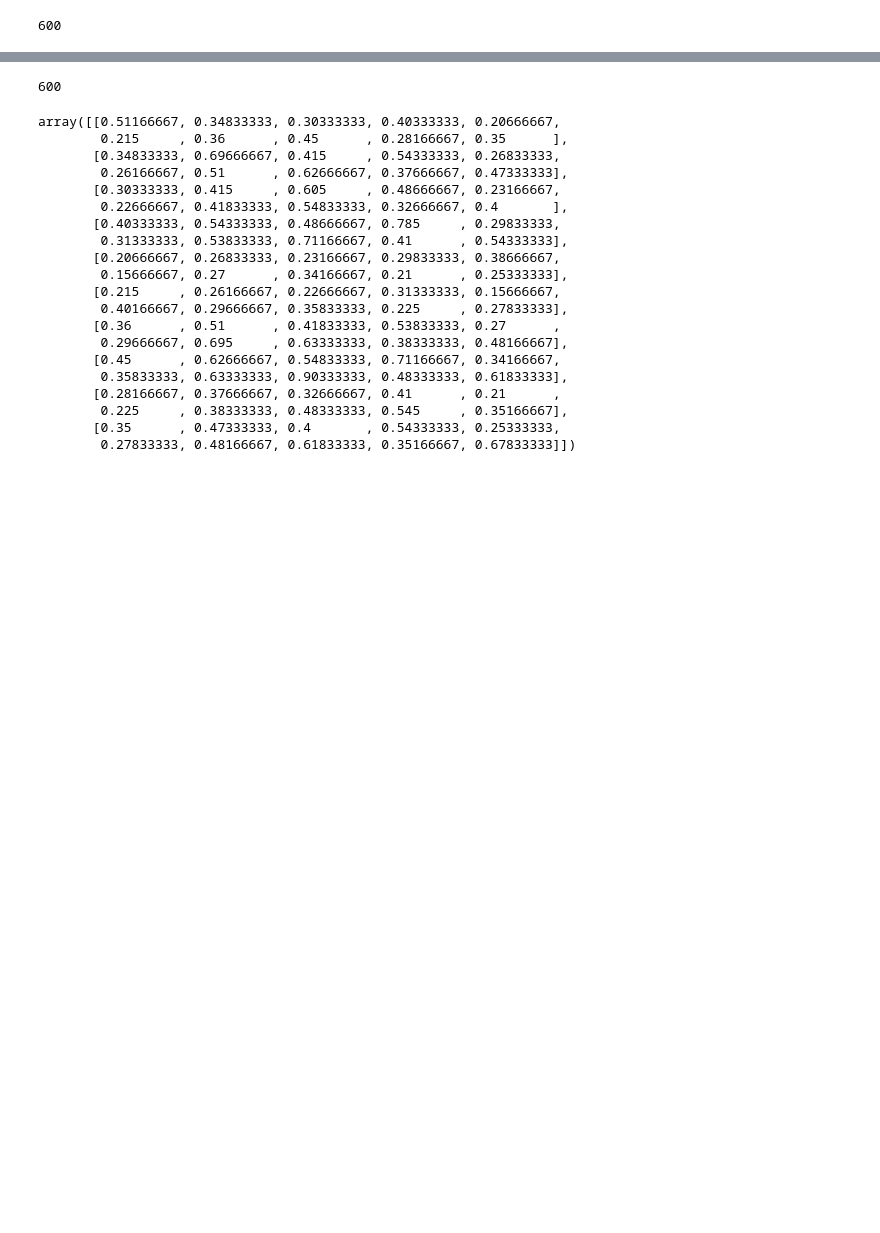
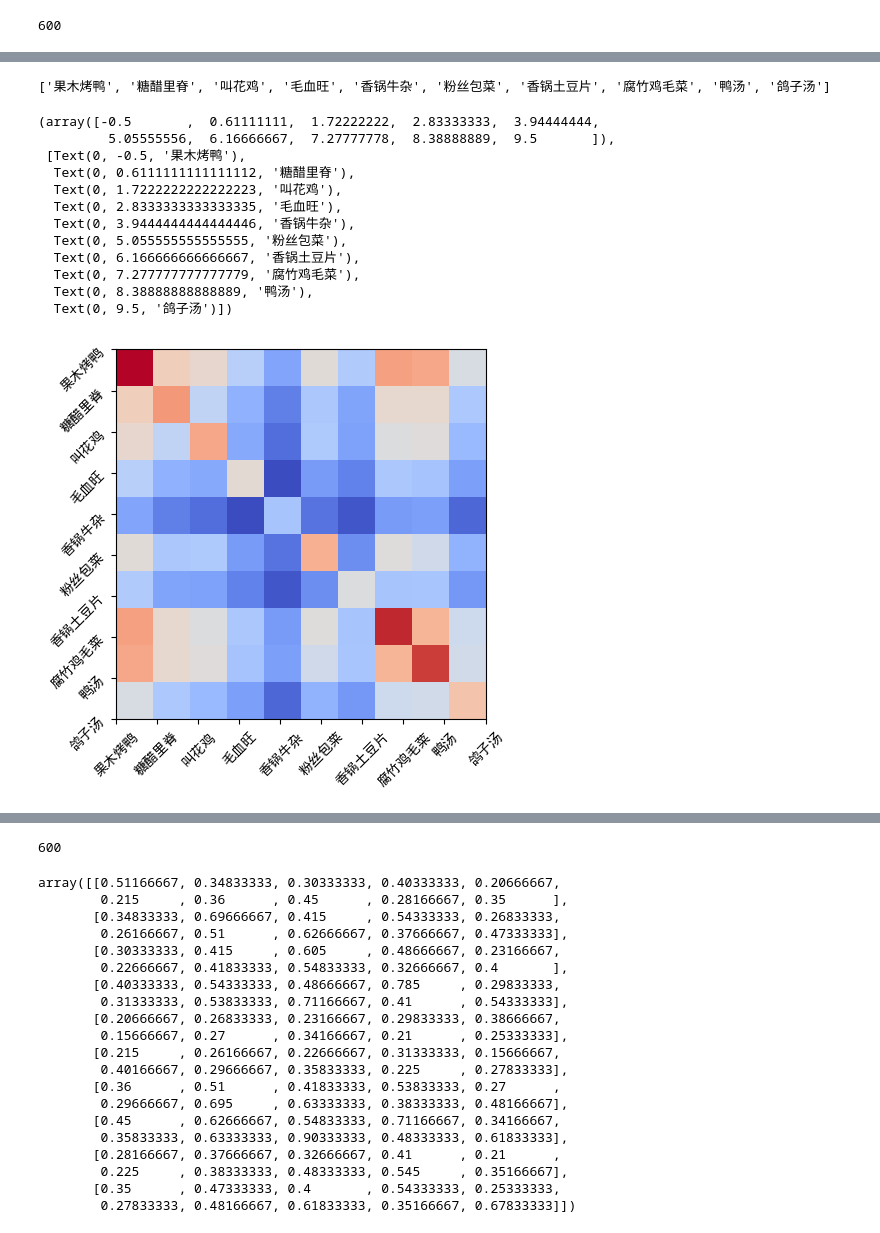
Before and after one commit to hey-money/CSC3170-RIIMS, a Jupyter notebook: analysis/sample_use.ipynb, the cells around one changed output, grey strips where cells are left out. Saved outputs shown, nothing was run; the diff lists cells and outputs as text; code cells hidden in the pictures; blank space fills up the shorter version.

```diff
--- a/analysis/sample_use.ipynb
+++ b/analysis/sample_use.ipynb
@@ -36,14 +42,3 @@ Order_num=len(Order_detail.index)
 Order_num
 # %% [output]
 600
-# %%
-import numpy as np
-Dish_Relation= np.zeros((10, 10))
-Order_Count = np.zeros(10)
-for i in range(1,Order_num+1):
-    Temp = sql_tools.execute_fetchall(cursor, 'SELECT * from order_details where ORDER_ID=%s', tuple([i]))
-    Temp = pd.DataFrame(Temp)
-    for j in Temp[1].tolist():
-        Order_Count[j-1] += 1
-        for k in Temp[1].tolist():
-            Dish_Relation[j-1][k-1]+=1
@@ -73,0 +92,41 @@ array([[0.80833333, 0.47333333, 0.37      , 0.25833333, 0.48666667,
+# %%
+from matplotlib import pyplot as plt
+from matplotlib import ticker
+
+plt.rcParams['font.sans-serif']=['SimHei']
+
+fig, ax = plt.subplots()
+ax.imshow(Support_Matrix, cmap='coolwarm')
+print(food[3].tolist())
+# plt.xlabel(food[3].tolist())
+# plt.ylabel(food[3].tolist())
+ax.xaxis.set_major_locator(
+    ticker.LinearLocator(len(food))
+)
+ax.xaxis.set_major_formatter(
+    ticker.FuncFormatter(lambda x, pos: food[3].tolist()[pos])
+)
+plt.xticks(rotation=45)
+
+ax.yaxis.set_major_locator(
+    ticker.LinearLocator(len(food))
+)
+ax.yaxis.set_major_formatter(
+    ticker.FuncFormatter(lambda x, pos: food[3].tolist()[pos])
+)
+plt.yticks(rotation=45)
+# %% [output]
+['果木烤鸭', '糖醋里脊', '叫花鸡', '毛血旺', '香锅牛杂', '粉丝包菜', '香锅土豆片', '腐竹鸡毛菜', '鸭汤', '鸽子汤']
+(array([-0.5       ,  0.61111111,  1.72222222,  2.83333333,  3.94444444,
+         5.05555556,  6.16666667,  7.27777778,  8.38888889,  9.5       ]),
+ [Text(0, -0.5, '果木烤鸭'),
+  Text(0, 0.6111111111111112, '糖醋里脊'),
+  Text(0, 1.7222222222222223, '叫花鸡'),
+  Text(0, 2.8333333333333335, '毛血旺'),
+  Text(0, 3.9444444444444446, '香锅牛杂'),
+  Text(0, 5.055555555555555, '粉丝包菜'),
+  Text(0, 6.166666666666667, '香锅土豆片'),
+  Text(0, 7.277777777777779, '腐竹鸡毛菜'),
+  Text(0, 8.38888888888889, '鸭汤'),
+  Text(0, 9.5, '鸽子汤')])
+[figure, added]
```
Also changed, not shown: parts of 6 cells of this notebook, 3 other files.
